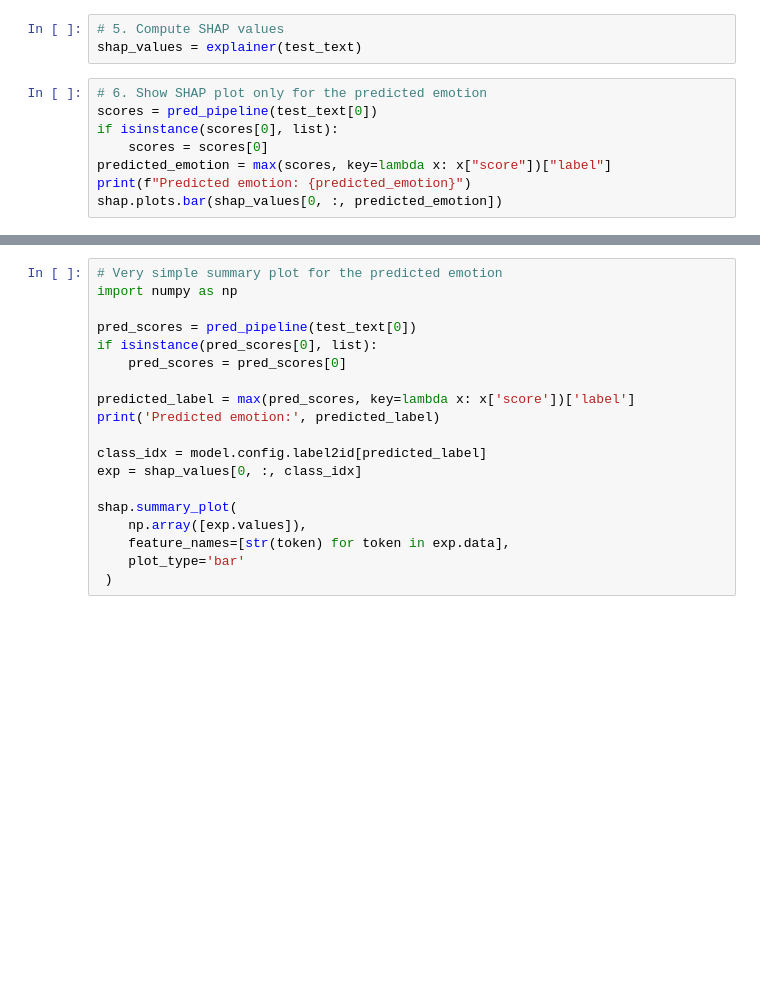
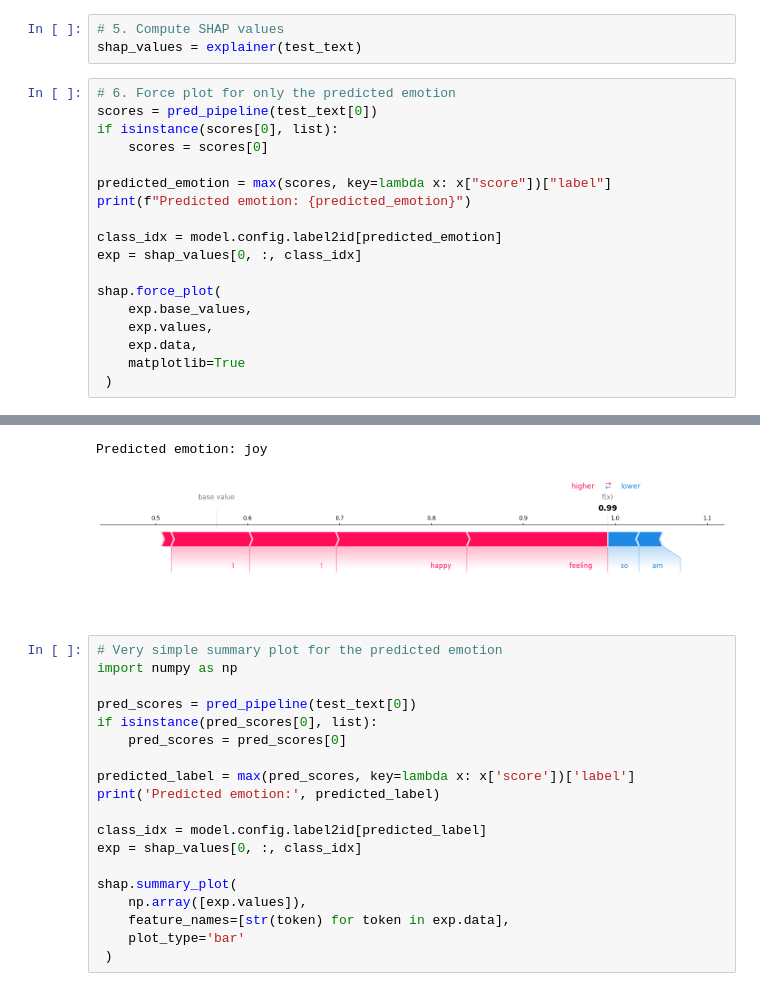
Before and after one commit to devpatel0005/MoodLens-AI, a Jupyter notebook: notebooks/shap.ipynb, the cells around one changed output, grey strips where cells are left out. Cells and saved outputs as stored; diff of their text form; blank space fills up the shorter version.

```diff
--- a/notebooks/shap.ipynb
+++ b/notebooks/shap.ipynb
@@ -46,11 +45,21 @@ test_text = ["I am feeling so happy today!", "This situation is very frustrating
 # 5. Compute SHAP values
 shap_values = explainer(test_text)
 # %%
-# 6. Show SHAP plot only for the predicted emotion
+# 6. Force plot for only the predicted emotion
 scores = pred_pipeline(test_text[0])
 if isinstance(scores[0], list):
     scores = scores[0]
+
 predicted_emotion = max(scores, key=lambda x: x["score"])["label"]
 print(f"Predicted emotion: {predicted_emotion}")
-shap.plots.bar(shap_values[0, :, predicted_emotion])
+
+class_idx = model.config.label2id[predicted_emotion]
+exp = shap_values[0, :, class_idx]
+
+shap.force_plot(
+    exp.base_values,
+    exp.values,
+    exp.data,
+    matplotlib=True
+ )
 # %% [output]
@@ -58,3 +66,5 @@ shap.plots.bar(shap_values[0, :, predicted_emotion])
+Predicted emotion: joy
+[figure, added]
 # %%
 # Very simple summary plot for the predicted emotion
 import numpy as np
```
Also changed, not shown: parts of 2 cells of this notebook, 4 other files.
